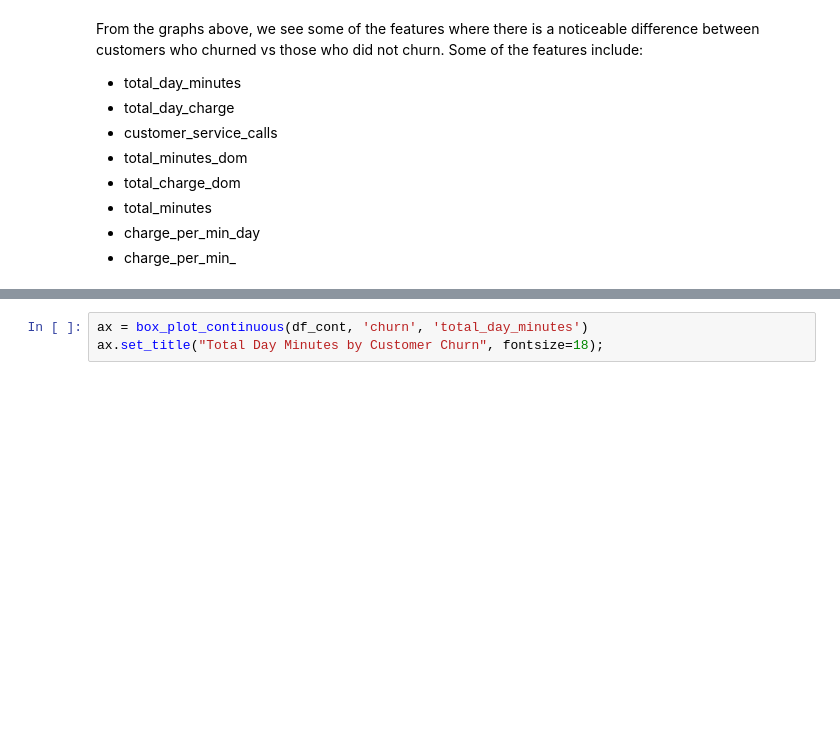
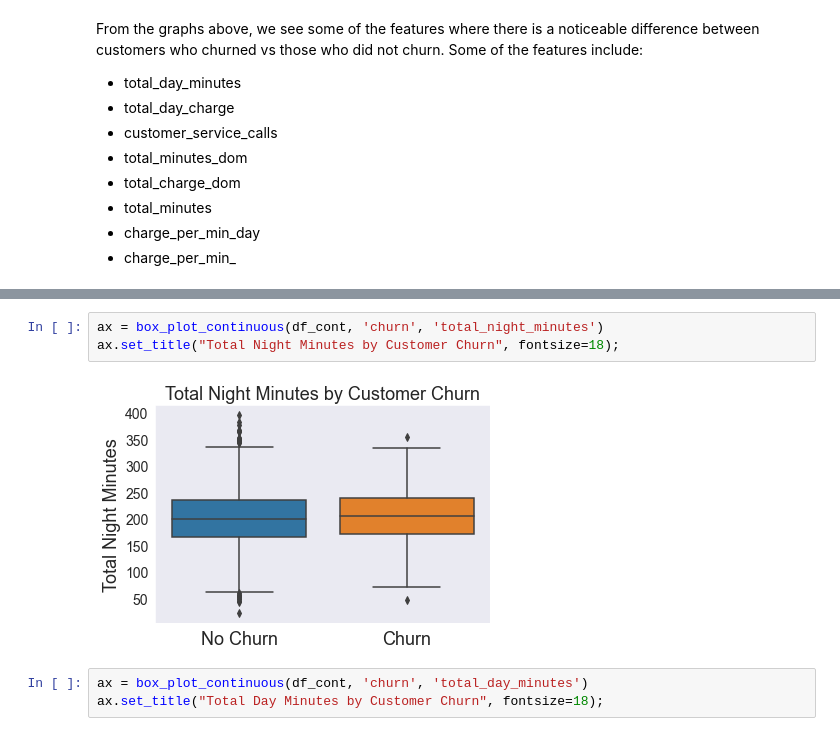
Before and after one commit to arthursjkim/SyriaTel_Customer_Churn, a Jupyter notebook: syriatel_customer_churn_data_cleaning.ipynb, the cells around one changed output, grey strips where cells are left out. Cells and saved outputs as stored; diff of their text form; blank space fills up the shorter version.

```diff
--- a/syriatel_customer_churn_data_cleaning.ipynb
+++ b/syriatel_customer_churn_data_cleaning.ipynb
@@ -363,3 +368,8 @@ From the graphs above, we see some of the features where there is a noticeable d
+# %%
+ax = box_plot_continuous(df_cont, 'churn', 'total_night_minutes')
+ax.set_title("Total Night Minutes by Customer Churn", fontsize=18);
+# %% [output]
+[figure, added]
 # %%
 ax = box_plot_continuous(df_cont, 'churn', 'total_day_minutes')
 ax.set_title("Total Day Minutes by Customer Churn", fontsize=18);
```
Also changed, not shown: parts of 5 cells of this notebook.
